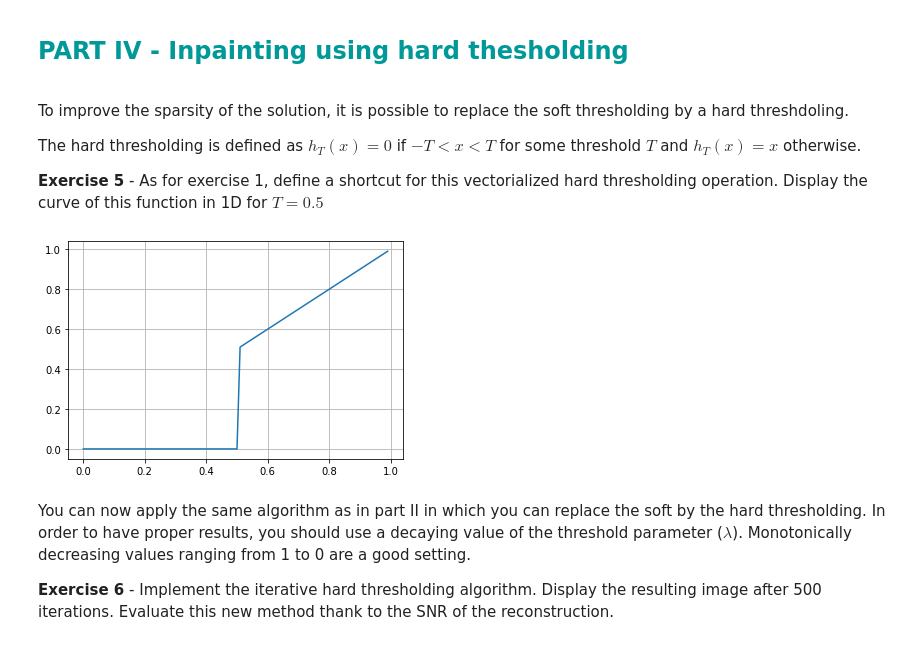
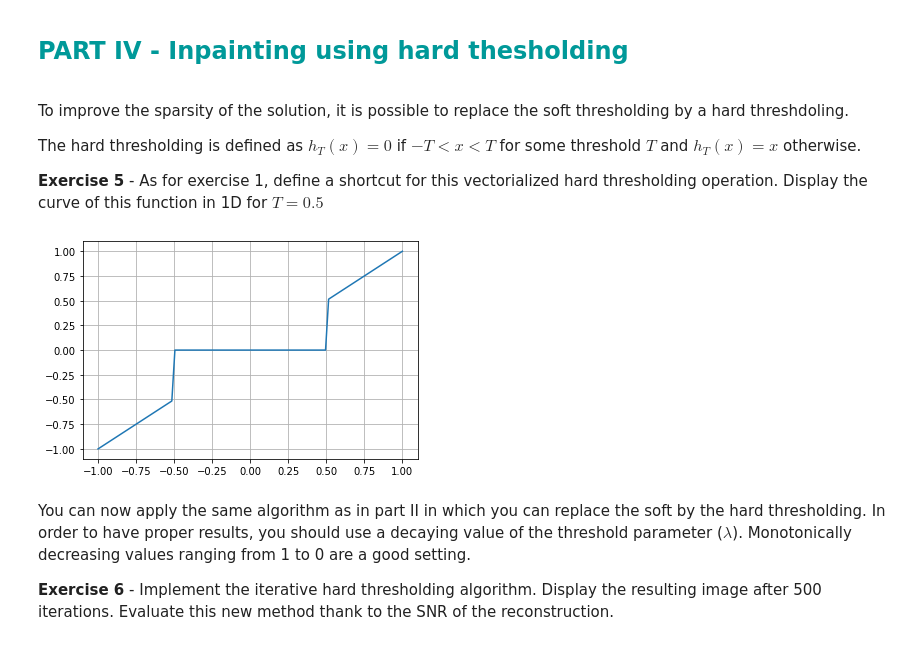
Before and after one commit to Ery4z/2900, a Jupyter notebook: Python7/Python07 - Image Inpainting.ipynb, the cells around one changed output. Drawn from its saved outputs; the diff is of its cells as text; code cells hidden in the pictures.

```diff
--- a/Python7/Python07 - Image Inpainting.ipynb
+++ b/Python7/Python07 - Image Inpainting.ipynb
@@ -300,30 +307,22 @@ The hard thresholding is defined as $h_T(x)=0$ if $-T < x < T$ for some threshol
 and $h_T(x)=x$ otherwise.
 
 **Exercise 5** - As for exercise 1, define a shortcut for this vectorialized hard thresholding operation. Display the curve of this function in 1D for $T = 0.5$
-# %%
-def ht(u,T):
-
-
-    def handle_dim(u,T):
-        nu = []
-        if u.ndim == 1:
-            for coef in u:
-                factor = 1 if (abs(coef) > T) else 0
-                nu.append(factor*coef)
-        else:
-            for l in u:
-                nu.append(handle_dim(l,T))
-        return nu
-
-    return np.array(handle_dim(u,T))
-
-
-x = np.arange(100)/100
-plt.plot(x,ht(x,0.5))
-plt.grid()
-plt.show()
-# %% [output]
-[figure, removed]
+# %%
+T = 0.5
+def ht(u,T):
+    shape = np.shape(u)
+    h = u.copy()
+    h[abs(h)<T] = 0
+    return h
+
+x = np.linspace(-1,1,100)
+
+plt.figure()
+plt.plot(x,ht(x,T))
+plt.grid()
+plt.show()
+# %% [output]
+[figure, added]
 # %% [markdown]
 You can now apply the same algorithm as in part II in which you can replace the soft by the hard thresholding.
 In order to have proper results, you should use a decaying value of the threshold parameter ($\lambda$). Monotonically decreasing values ranging from 1 to 0 are a good setting.
```
Also changed, not shown: parts of 8 cells of this notebook, 5 other files.
